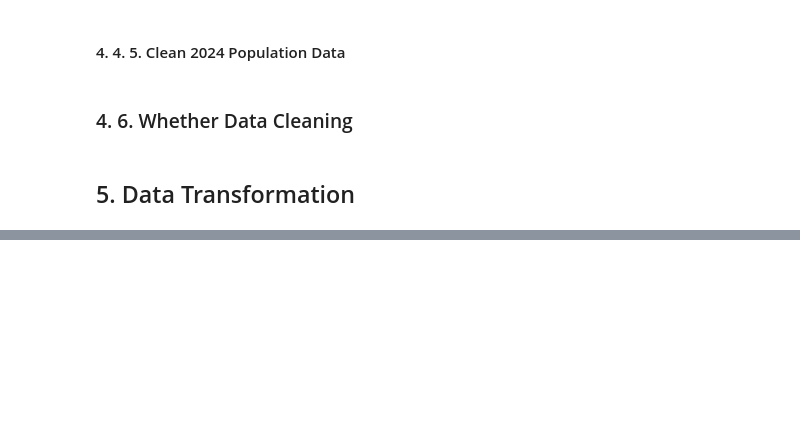
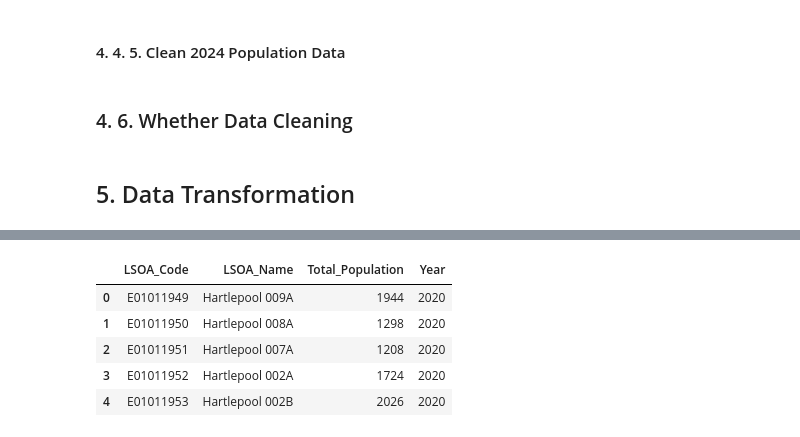
Before and after one commit to Sevinda-Herath/Predictive-Policing-in-the-London-Metropolitan-Police-District, a Jupyter notebook: main.ipynb, the cells around one changed output, grey strips where cells are left out. Cells and saved outputs as stored; diff of their text form; code cells hidden in the pictures; blank space fills up the shorter version.

```diff
--- a/main.ipynb
+++ b/main.ipynb
@@ -585,0 +695,14 @@ street_police_df[["Month", "Month_Period"]].head()
+# %%
+# Add Year column
+population_2020["Year"] = 2020
+
+# Create a simplified DataFrame with only relevant columns
+population_2020_simple = population_2020[["LSOA_Code", "LSOA_Name", "Total_Population", "Year"]]
+population_2020_simple.head()
+# %% [output]
+|  | LSOA_Code | LSOA_Name | Total_Population | Year |
+| 0 | E01011949 | Hartlepool 009A | 1944 | 2020 |
+| 1 | E01011950 | Hartlepool 008A | 1298 | 2020 |
+| 2 | E01011951 | Hartlepool 007A | 1208 | 2020 |
+| 3 | E01011952 | Hartlepool 002A | 1724 | 2020 |
+| 4 | E01011953 | Hartlepool 002B | 2026 | 2020 |
```
Also changed, not shown: parts of 28 cells of this notebook, 3 other files.
